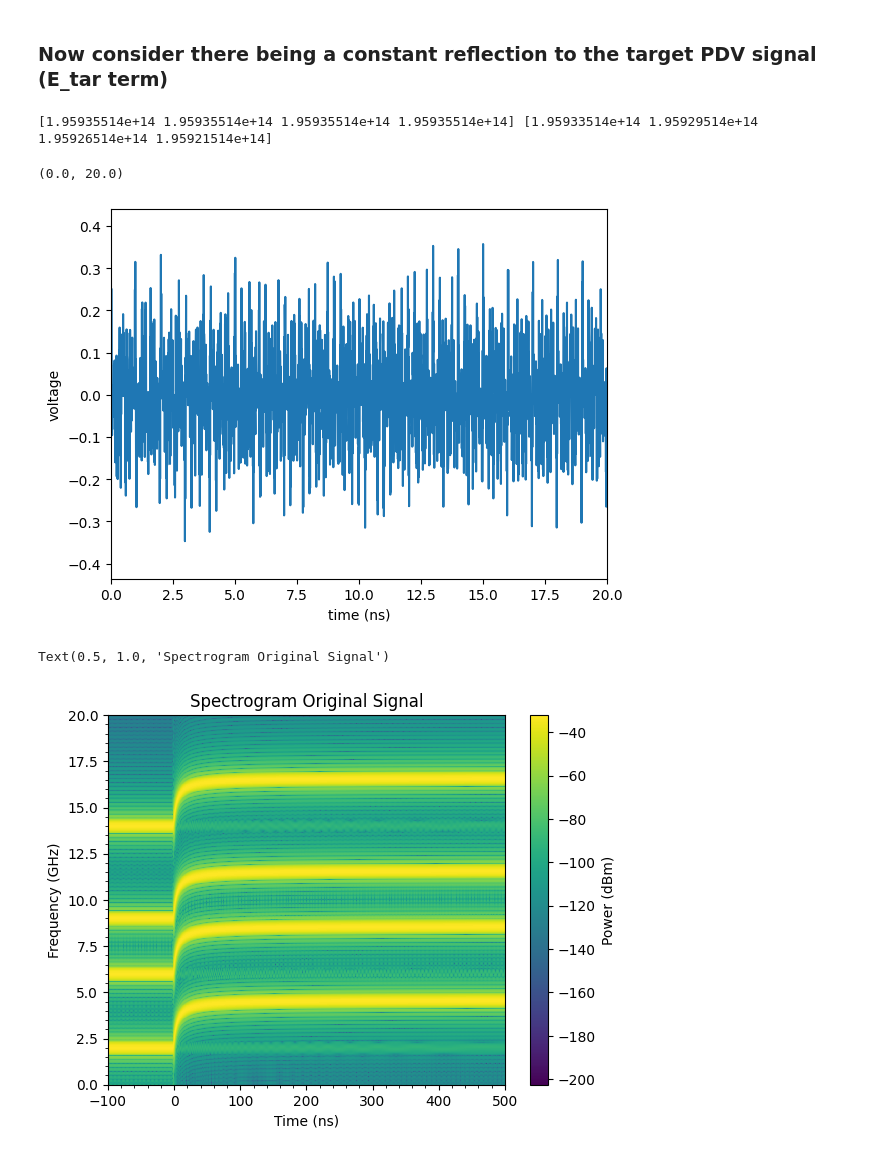
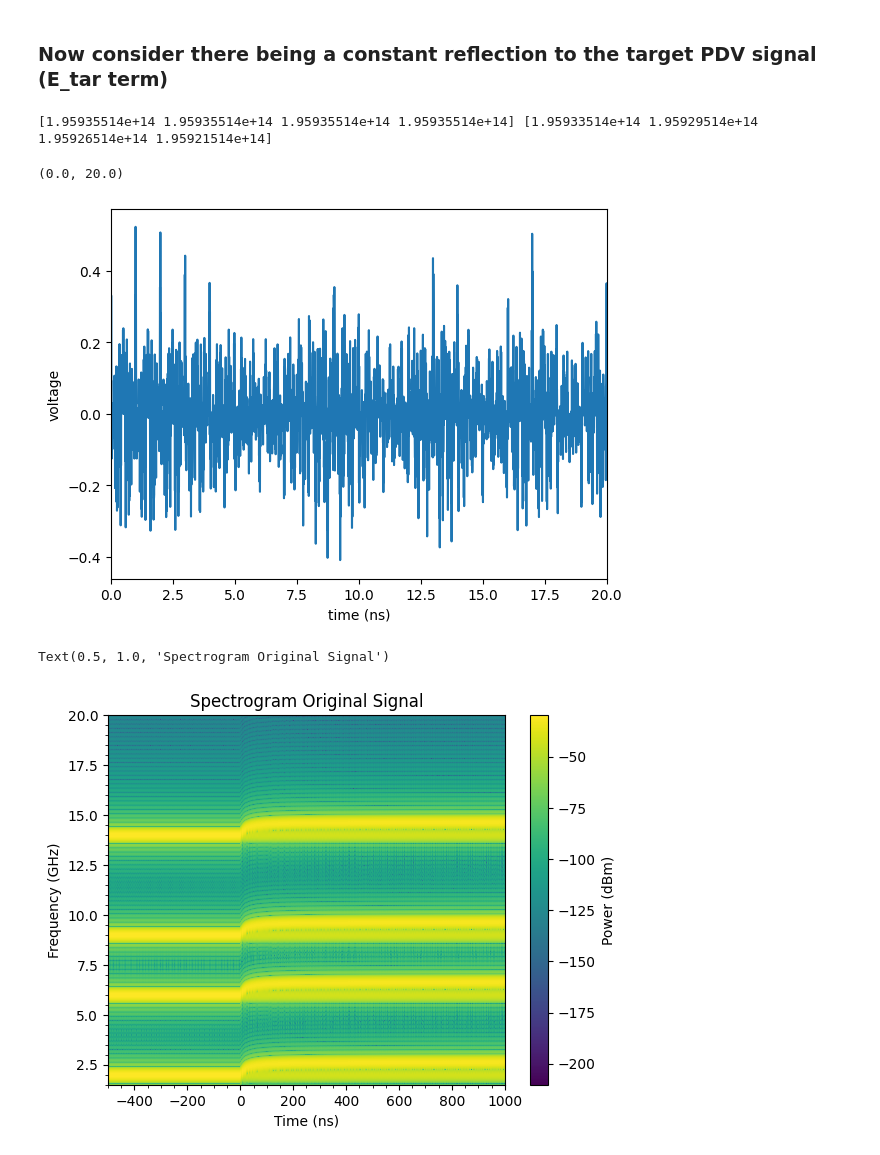
Before and after one commit to lrack02/PDV_simulated_data, a Jupyter notebook: PDV_gen_run.ipynb, the cells around one changed output. Saved outputs shown, nothing was run; the diff lists cells and outputs as text; code cells hidden in the pictures.

```diff
--- a/PDV_gen_run.ipynb
+++ b/PDV_gen_run.ipynb
@@ -51,9 +51,9 @@ shot_type = "velocity"
 
 # Define simple linear segments
 if shot_type == "velocity":
-    t_end = 500e-9 #s
-    t_begin = -100e-9 #s
-    vel_peak = 2000 #m/s
+    t_end = 1000e-9 #s
+    t_begin = -500e-9 #s
+    vel_peak = 500 #m/s
     time = np.arange(t_begin,t_end,1/sample_rate)
     a = 1 #function smoothing parameter
     b = 0.00001 #function shifting parameter
@@ -93,13 +93,13 @@ elif shot_type == "HEL":
 
 elif shot_type == "HEL-spall":
     # Piecewise linear HEL + plateau + spall pullback + recovery
-    t_begin, t_end = -10e-9, 100e-9
+    t_begin, t_end = -500e-9, 500e-9
     V0, V_HEL, V_plat = 0, 100, 300
-    t_hel_start, t_hel_end = 3e-9, 10e-9
-    t_plat_start, t_plat_end = 20e-9, 50e-9
-    t_spall = 70e-9
-    t_recover = 90e-9
-    dV_spall = 200
+    t_hel_start, t_hel_end = 3e-9, 7e-9
+    t_plat_start, t_plat_end = 15e-9, 25e-9
+    t_spall = 40e-9
+    t_recover = 60e-9
+    dV_spall = 100
     time = np.arange(t_begin, t_end, 1/sample_rate)
     vel_sim = np.zeros_like(time)
     for i, t in enumerate(time):
@@ -301,9 +301,9 @@ tar_freq = ref_freq - np.array([2,6,9,14]) * 1e9 #Hz
 
 print(ref_freq, tar_freq)
 
-power_ref = 3 #dbm
-power_tar = power_s -1 #dbm (power target output)
-power_s = -5 #dbm (power target return or signal)
+power_ref = 8 #dbm
+power_s = -10 #dbm (power target return or signal)
+power_tar = power_s - 1 #dbm (power target output)
 E_ref0 = 10**(power_ref/2)
 E_tar0 = 10**(power_tar/2)
 E_s0 = 10**(power_s/2)
@@ -334,7 +334,7 @@ plt.xlim([0,20])
 # %% [output]
 [1.95935514e+14 1.95935514e+14 1.95935514e+14 1.95935514e+14] [1.95933514e+14 1.95929514e+14 1.95926514e+14 1.95921514e+14]
 (0.0, 20.0)
-[figure, old version]
+[figure, new version]
 # %%
 # sampling frequency in Hz (sample_rate is already in samples/sec)
 fs = sample_rate
@@ -342,32 +342,32 @@ nperseg = 600
 noverlap = 500
 nfft = 5120
 window = "hann"
 
 f, t, Zxx = stft(voltage_multi, fs, window, nperseg, noverlap, nfft)
 
 mag = np.abs(Zxx)
 
 # imported voltage spectrogram and a rectangle to show the ROI
 plt.imshow(
     10 * np.log10(mag ** 2),
     aspect="auto",
     origin="lower",
     interpolation="none",
     extent=[
         t_begin / 1e-9,
         t_end / 1e-9,
         f[0] / 1e9,
         f[-1] / 1e9,
     ],
     cmap="viridis",
 )
 
 plt.colorbar(label="Power (dBm)")
-plt.ylim([0,20])
+plt.ylim([1.5,20])
 plt.xlabel("Time (ns)")
 plt.ylabel("Frequency (GHz)")
 plt.minorticks_on()
 plt.title("Spectrogram Original Signal")
 # %% [output]
 Text(0.5, 1.0, 'Spectrogram Original Signal')
-[figure, old version]
+[figure, new version]
```
Also changed, not shown: parts of 5 cells of this notebook, 1 other file.
